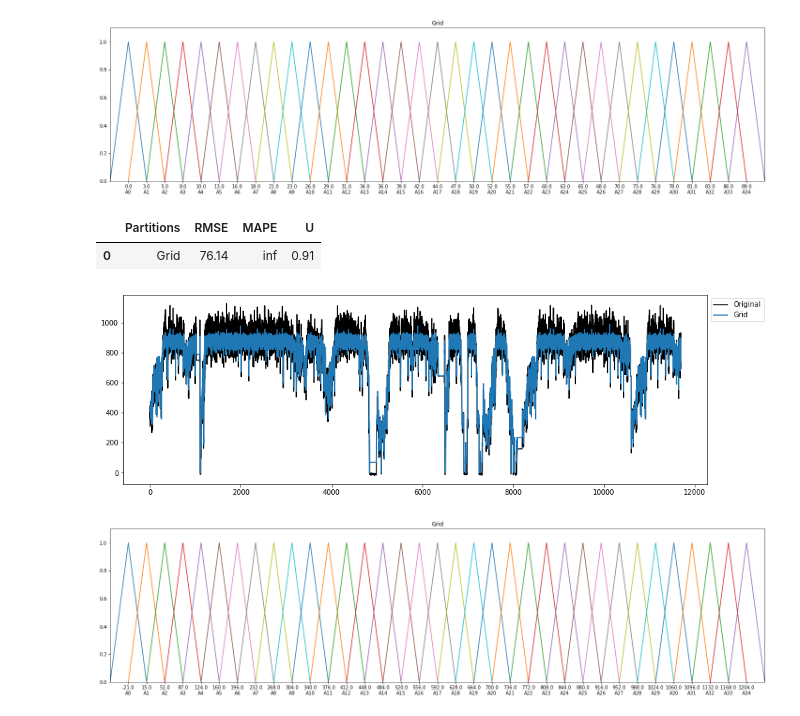
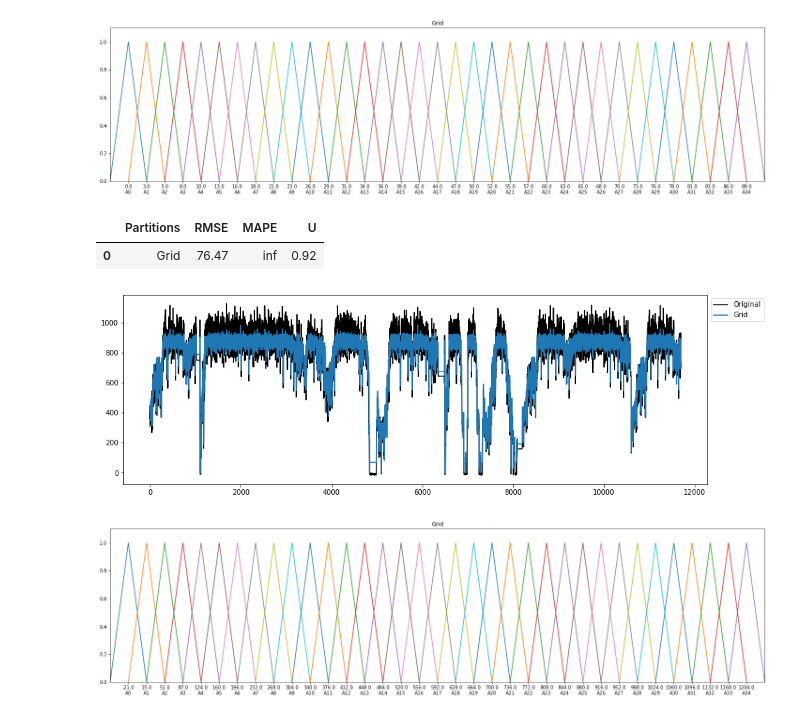
Before and after one commit to gabrielvinicios02/ExperimentsMultivariate, a Jupyter notebook: ClassificadorXGBoost.ipynb, the cells around one changed output. Saved outputs shown, nothing was run; the diff lists cells and outputs as text; code cells hidden in the pictures.

```diff
--- a/ClassificadorXGBoost.ipynb
+++ b/ClassificadorXGBoost.ipynb
@@ -1319,7 +1319,10 @@ k = 35
 rows = []
 
 y11=np.asarray(datasets5['LIT'])
+y11n = y11
 y11=y11[:-100]
+y11train = y11[:7000]
+y11test = y11[7000:]
 
 fig, ax = plt.subplots(nrows=1, ncols=1,figsize=[15,5])
 
@@ -1328,7 +1331,7 @@ ax.plot(y11, label='Original',color='black')
 for contador, metodo in enumerate(metodos):
   part11 = metodo(data=y11, npart=k)
   model11 = hofts.HighOrderFTS(order=2, partitioner=part11)
-  model11.fit(y11)
+  model11.fit(y11train)
   forecasts11 = model11.predict(y11)
   for o in range(model11.order):
     forecasts11.insert(0,None)
@@ -1365,7 +1368,10 @@ k = 35
 rows = []
 
 y22=np.asarray(datasets5['SpeedActual'])
+y22n = y22
 y22=y22[:-100]
+y22train = y22[:7000]
+y22test = y22[7000:]
 
 fig, ax = plt.subplots(nrows=1, ncols=1,figsize=[15,5])
 
@@ -1374,7 +1380,7 @@ ax.plot(y22, label='Original',color='black')
 for contador, metodo in enumerate(metodos):
   part22 = metodo(data=y22, npart=k)
   model22 = hofts.HighOrderFTS(order=2, partitioner=part22)
-  model22.fit(y22)
+  model22.fit(y22train)
   forecasts22 = model.predict(y22)
   for o in range(model22.order):
     forecasts22.insert(0,None)
@@ -1410,36 +1416,39 @@ k = 35
 
 rows = []
 
 y33=np.asarray(datasets5['BeltLoad'])
+y33n = y33
 y33=y33[:-100]
+y33train = y33[:7000]
+y33test = y33[7000:]
 
 fig, ax = plt.subplots(nrows=1, ncols=1,figsize=[15,5])
 
 ax.plot(y33, label='Original',color='black')
 
 for contador, metodo in enumerate(metodos):
   part33 = metodo(data=y33, npart=k)
   model33 = hofts.HighOrderFTS(order=2, partitioner=part33)
-  model33.fit(y33)
+  model33.fit(y33train)
   forecasts33 = model33.predict(y33)
   for o in range(model33.order):
     forecasts33.insert(0,None)
 
   ax.plot(forecasts33[:-1], label=part33.name)
 
   rmse, mape, u = Measures.get_point_statistics(y33, model33)
 
   rows.append([part33.name, rmse, mape, u])
 
 
 handles, labels = ax.get_legend_handles_labels()
 lgd = ax.legend(handles, labels, loc=2, bbox_to_anchor=(1, 1))
 
 pd.DataFrame(rows, columns=['Partitions','RMSE','MAPE','U'])
 # %% [output]
 |  | Partitions | RMSE | MAPE | U |
-| 0 | Grid | 76.14 | inf | 0.91 |
+| 0 | Grid | 76.47 | inf | 0.92 |
-[figure, old version]
+[figure, new version]
 # %%
 fig, ax = plt.subplots(nrows=1, ncols=1,figsize=[25,6])
 part33.plot(ax)
```
Also changed, not shown: parts of 9 cells of this notebook.
